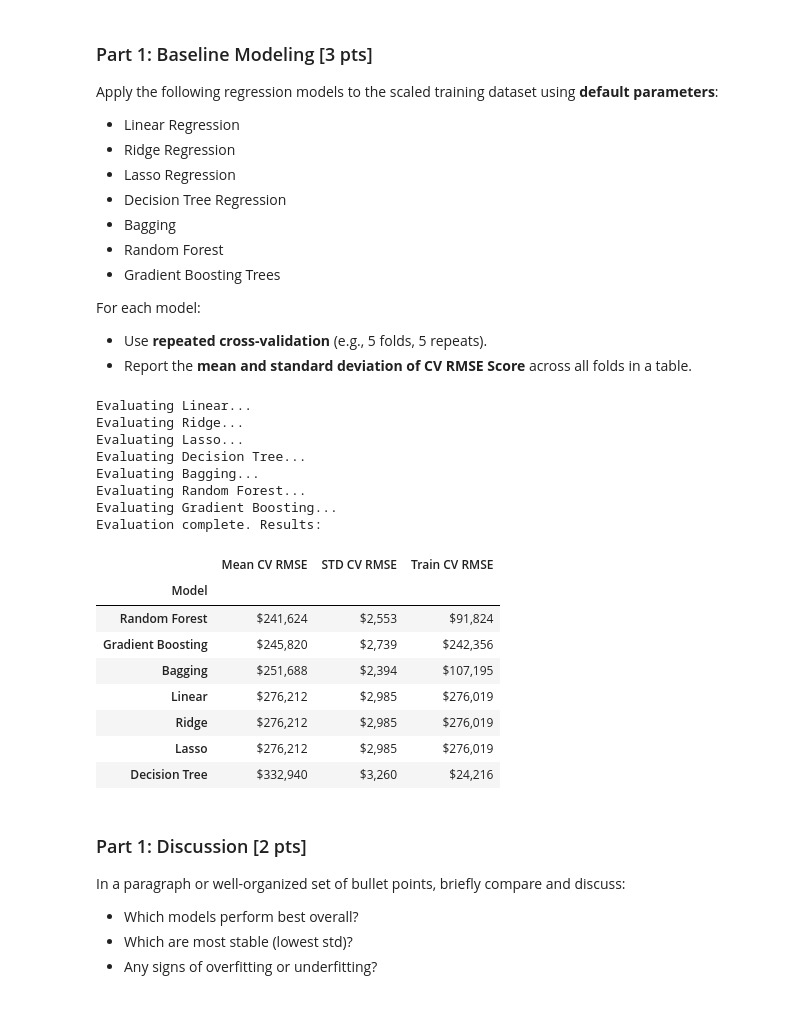
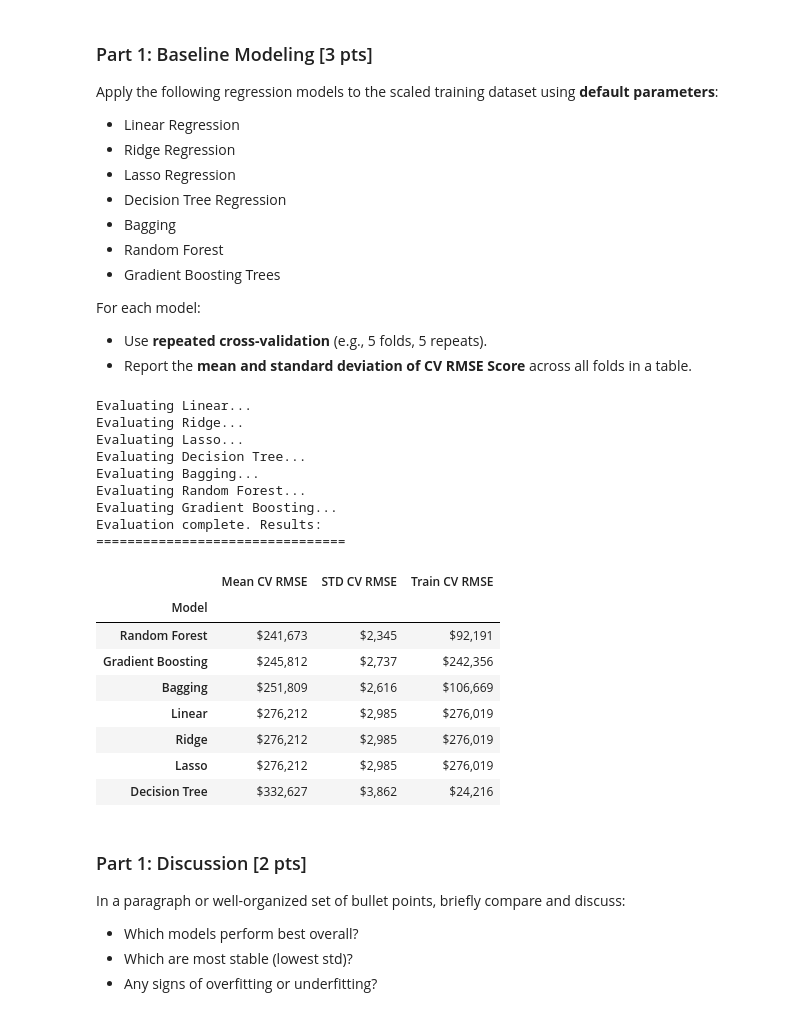
Before and after one commit to jtvon/Module-3-Assignments, a Jupyter notebook: Milestone_02.ipynb, the cells around one changed output. Saved outputs shown, nothing was run; the diff lists cells and outputs as text; code cells hidden in the pictures.

```diff
--- a/Milestone_02.ipynb
+++ b/Milestone_02.ipynb
@@ -181,11 +181,11 @@ model_dict = {
     }
 # %%
 # Create a function that runs all the models and returns a Dataframe with the results
-def evaluate_model(dict):
+def evaluate_model(dict, x_train, y_train, random_state=random_state):
     results = {}
     for model_name, model in dict.items():
         print(f"Evaluating {model_name}...")
-        mean_cv_rmse, std_cv_rmse, train_rmse = run_model(model, X_train_scaled, y_train)
+        mean_cv_rmse, std_cv_rmse, train_rmse = run_model(model, x_train, y_train, random_state=random_state)
         results[model_name] = {
             'Mean CV RMSE': dollar_format(mean_cv_rmse, 2),
             'STD CV RMSE': dollar_format(std_cv_rmse, 2),
@@ -197,26 +197,29 @@ def evaluate_model(dict):
     results_df = results_df.sort_values(by='Mean CV RMSE', ascending=True)
     print("Evaluation complete. Results:")
     return results_df
-# %%
-evaluate_model(model_dict)
-# %% [output]
-Evaluating Linear...
-Evaluating Ridge...
-Evaluating Lasso...
-Evaluating Decision Tree...
-Evaluating Bagging...
-Evaluating Random Forest...
-Evaluating Gradient Boosting...
-Evaluation complete. Results:
-|  | Mean CV RMSE | STD CV RMSE | Train CV RMSE |
-| Model |  |  |  |
-| Random Forest | $241,624 | $2,553 | $91,824 |
-| Gradient Boosting | $245,820 | $2,739 | $242,356 |
-| Bagging | $251,688 | $2,394 | $107,195 |
-| Linear | $276,212 | $2,985 | $276,019 |
-| Ridge | $276,212 | $2,985 | $276,019 |
-| Lasso | $276,212 | $2,985 | $276,019 |
-| Decision Tree | $332,940 | $3,260 | $24,216 |
+# %%
+raw_features = evaluate_model(model_dict, X_train, y_train, random_state=random_state)
+print("================================")
+raw_features
+# %% [output]
+Evaluating Linear...
+Evaluating Ridge...
+Evaluating Lasso...
+Evaluating Decision Tree...
+Evaluating Bagging...
+Evaluating Random Forest...
+Evaluating Gradient Boosting...
+Evaluation complete. Results:
+================================
+|  | Mean CV RMSE | STD CV RMSE | Train CV RMSE |
+| Model |  |  |  |
+| Random Forest | $241,673 | $2,345 | $92,191 |
+| Gradient Boosting | $245,812 | $2,737 | $242,356 |
+| Bagging | $251,809 | $2,616 | $106,669 |
+| Linear | $276,212 | $2,985 | $276,019 |
+| Ridge | $276,212 | $2,985 | $276,019 |
+| Lasso | $276,212 | $2,985 | $276,019 |
+| Decision Tree | $332,627 | $3,862 | $24,216 |
 # %% [markdown]
 ### Part 1: Discussion [2 pts]
 
```
Also changed, not shown: parts of 17 cells of this notebook.
